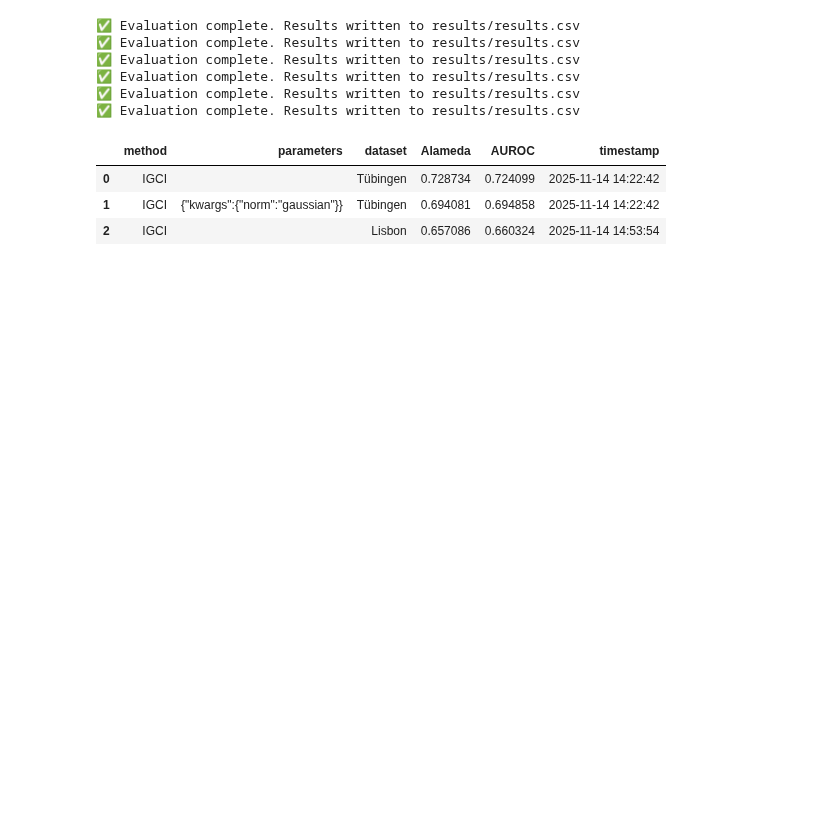
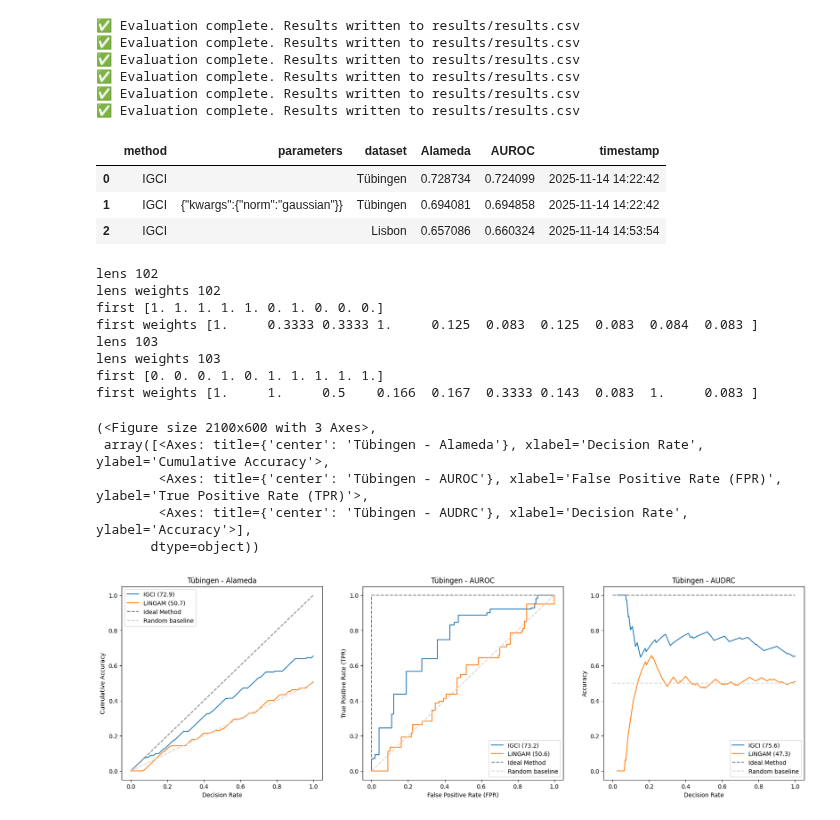
Before and after one commit to tiagobrogueira/Causal-Discovery-In-Exchangeable-Data, a Jupyter notebook: bicausal/evaluate.ipynb, the cells around one changed output. Saved outputs shown, nothing was run; the diff lists cells and outputs as text; code cells hidden in the pictures; blank space fills up the shorter version.

```diff
--- a/bicausal/evaluate.ipynb
+++ b/bicausal/evaluate.ipynb
@@ -20,3 +31,20 @@ evaluate_lisbon()
 | 0 | IGCI |  | Tübingen | 0.728734 | 0.724099 | 2025-11-14 14:22:42 |
 | 1 | IGCI | {"kwargs":{"norm":"gaussian"}} | Tübingen | 0.694081 | 0.694858 | 2025-11-14 14:22:42 |
 | 2 | IGCI |  | Lisbon | 0.657086 | 0.660324 | 2025-11-14 14:53:54 |
+# %%
+plot_dataset_curves("Tuebingen",metrics=["alameda","auroc","audrc"])
+# %% [output]
+lens 102
+lens weights 102
+first [1. 1. 1. 1. 1. 0. 1. 0. 0. 0.]
+first weights [1.     0.3333 0.3333 1.     0.125  0.083  0.125  0.083  0.084  0.083 ]
+lens 103
+lens weights 103
+first [0. 0. 0. 1. 0. 1. 1. 1. 1. 1.]
+first weights [1.     1.     0.5    0.166  0.167  0.3333 0.143  0.083  1.     0.083 ]
+(<Figure size 2100x600 with 3 Axes>,
+ array([<Axes: title={'center': 'Tübingen - Alameda'}, xlabel='Decision Rate', ylabel='Cumulative Accuracy'>,
+        <Axes: title={'center': 'Tübingen - AUROC'}, xlabel='False Positive Rate (FPR)', ylabel='True Positive Rate (TPR)'>,
+        <Axes: title={'center': 'Tübingen - AUDRC'}, xlabel='Decision Rate', ylabel='Accuracy'>],
+       dtype=object))
+[figure, added]
```
Also changed, not shown: parts of 4 cells of this notebook, 21 other files.
